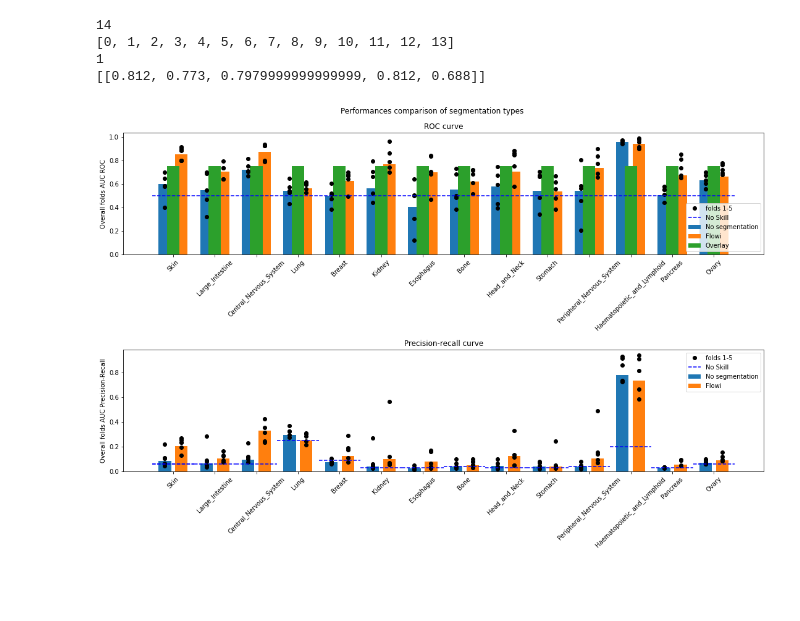
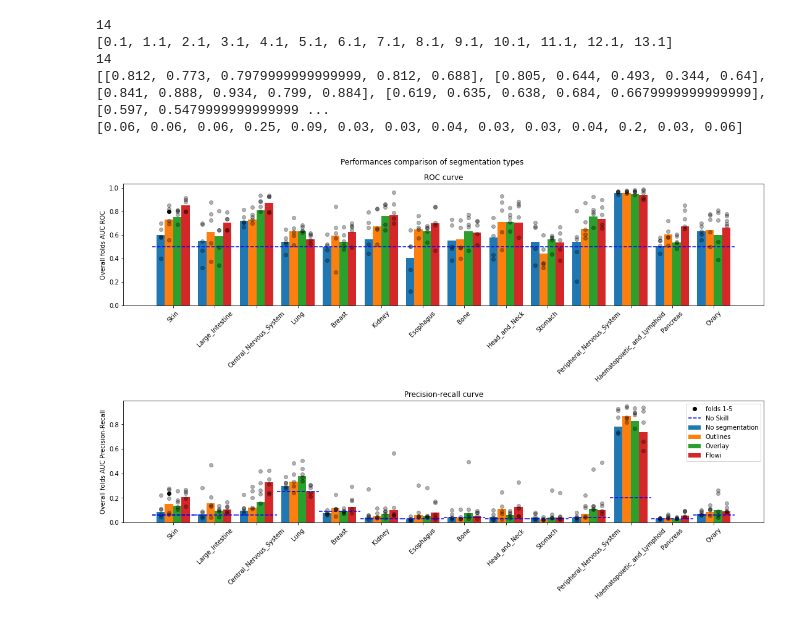
Before and after one commit to apollo994/CMP_, a Jupyter notebook: notebooks/plot_multiple_tissue.ipynb, the cells around one changed output. Cells and saved outputs as stored; diff of their text form; code cells hidden in the pictures; blank space fills up the shorter version.

```diff
--- a/notebooks/plot_multiple_tissue.ipynb
+++ b/notebooks/plot_multiple_tissue.ipynb
@@ -111,55 +127,74 @@ print(len(x_pos3))
 print(x_pos3)
 print (len(dots_roc_overlay))
 print (dots_roc_overlay)
+print (prop2)
 # %% [output]
 14
-[0, 1, 2, 3, 4, 5, 6, 7, 8, 9, 10, 11, 12, 13]
-1
-[[0.812, 0.773, 0.7979999999999999, 0.812, 0.688]]
+[0.1, 1.1, 2.1, 3.1, 4.1, 5.1, 6.1, 7.1, 8.1, 9.1, 10.1, 11.1, 12.1, 13.1]
+14
+[[0.812, 0.773, 0.7979999999999999, 0.812, 0.688], [0.805, 0.644, 0.493, 0.344, 0.64], [0.841, 0.888, 0.934, 0.799, 0.884], [0.619, 0.635, 0.638, 0.684, 0.6679999999999999], [0.597, 0.5479999999999999 ...
+[0.06, 0.06, 0.06, 0.25, 0.09, 0.03, 0.03, 0.04, 0.03, 0.03, 0.04, 0.2, 0.03, 0.06]
 # %%
 rotation = 45
+width = 0.2
+alpha = 0.3
 
 fig, (ax1,ax2) = plt.subplots(nrows=2, figsize=(15,10), constrained_layout=True,)
 
 _ = fig.suptitle(f'Performances comparison of segmentation types')
 
 _ = ax1.set_title('ROC curve')
 # _ = ax1.set_xlabel('Tissue')
 _ = ax1.set_ylabel('Overall folds AUC ROC')
 
-_ = ax1.bar(x_pos1, y_roc_norm, width=0.3, label="No segmentation")
-_ = ax1.plot(x_pos1, dots_roc_norm, linestyle='none', marker='o', color='black')
+_ = ax1.bar(x_pos1, y_roc_norm, width=width, label="No segmentation")
+_ = ax1.plot(x_pos1, dots_roc_norm, linestyle='none', marker='o', color='black', alpha=alpha)
 
-_ = ax1.bar(x_pos2, y_roc_flowi, width=0.3, label="Flowi")
-_ = ax1.plot(x_pos2, dots_roc_flowi, linestyle='none', marker='o', color='black')
+_ = ax1.bar(x_pos2, y_roc_outlines, width=width, label="Outlines")
+_ = ax1.plot(x_pos2, dots_roc_outlines, linestyle='none', marker='o', color='black', alpha=alpha)
 
-_ = ax1.bar(x_pos3, y_roc_overlay, width=0.3, label="Overlay")
-# _ = ax1.plot(x_pos3, dots_roc_overlay, linestyle='none', marker='o', color='black')
+_ = ax1.bar(x_pos3, y_roc_overlay, width=width, label="Overlay")
+_ = ax1.plot(x_pos3, dots_roc_overlay, linestyle='none', marker='o', color='black', alpha=alpha)
+
+_ = ax1.bar(x_pos4, y_roc_flowi, width=width, label="Flowi")
+_ = ax1.plot(x_pos4, dots_roc_flowi, linestyle='none', marker='o', color='black', alpha=alpha)
 
 _ = ax1.plot(x_pos2[0], dots_roc_flowi[0][0], linestyle='none', marker='o', color='black', label="folds 1-5")
 
 _ = ax1.plot([min(x_pos)-0.5, max(x_pos)+0.5], [0.5, 0.5], label = 'No Skill', linestyle='--', color = 'blue')
 _ = ax1.set_xticks(x_pos)
 _ = ax1.set_xticklabels(labels, rotation=rotation)
-_ = ax1.legend()
+# _ = ax1.legend()
 
 
 
 _ = ax2.set_title('Precision-recall curve')
 # _ = ax2.set_xlabel('Tissue')
 _ = ax2.set_ylabel('Overall folds AUC Precision-Recall')
-_ = ax2.bar(x_pos1, y_pr_norm, width=0.3, label="No segmentation")
-_ = ax2.plot(x_pos1, dots_pr_norm, linestyle='none', marker='o', color='black')
-_ = ax2.bar(x_pos2, y_pr_flowi, width=0.3, label="Flowi")
-_ = ax2.plot(x_pos2, dots_pr_flowi, linestyle='none', marker='o', color='black')
+
+_ = ax2.bar(x_pos1, y_pr_norm, width=width, label="No segmentation")
+_ = ax2.plot(x_pos1, dots_pr_norm, linestyle='none', marker='o', color='black', alpha=alpha)
+
+_ = ax2.bar(x_pos2, y_pr_outlines, width=width, label="Outlines")
+_ = ax2.plot(x_pos2, dots_pr_outlines, linestyle='none', marker='o', color='black', alpha=alpha)
+
+_ = ax2.bar(x_pos3, y_pr_overlay, width=width, label="Overlay")
+_ = ax2.plot(x_pos3, dots_pr_overlay, linestyle='none', marker='o', color='black', alpha=alpha)
+
+_ = ax2.bar(x_pos4, y_pr_flowi, width=width, label="Flowi")
+_ = ax2.plot(x_pos4, dots_pr_flowi, linestyle='none', marker='o', color='black', alpha=alpha)
+
 _ = ax2.plot(x_pos2[0], dots_pr_flowi[0][0], linestyle='none', marker='o', color='black', label="folds 1-5")
+
 for i in range(len(x_pos)):
     _ = ax2.plot([x_pos[i]-0.5,x_pos[i]+0.5],[prop2[i],prop2[i]], linestyle='--', color = 'blue')
+
 _ = ax2.plot([x_pos[0]-0.5,x_pos[0]+0.5],[prop2[0],prop2[0]], label = 'No Skill', linestyle='--', color = 'blue')
 _ = ax2.set_xticks(x_pos)
 _ = ax2.set_xticklabels(labels, rotation=rotation)
 _ = ax2.legend()
 
+
 plt.savefig(f'Performances_comparison_segmentation_types.png')
 # %% [output]
-[figure, old version]
+[figure, new version]
```
Also changed, not shown: parts of 1 cell of this notebook.
